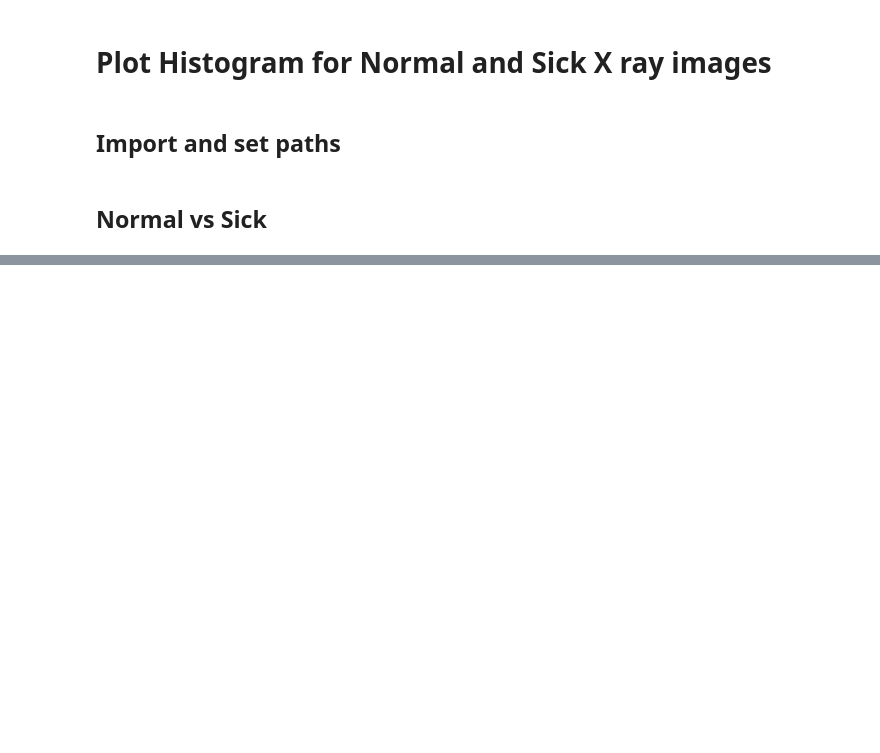
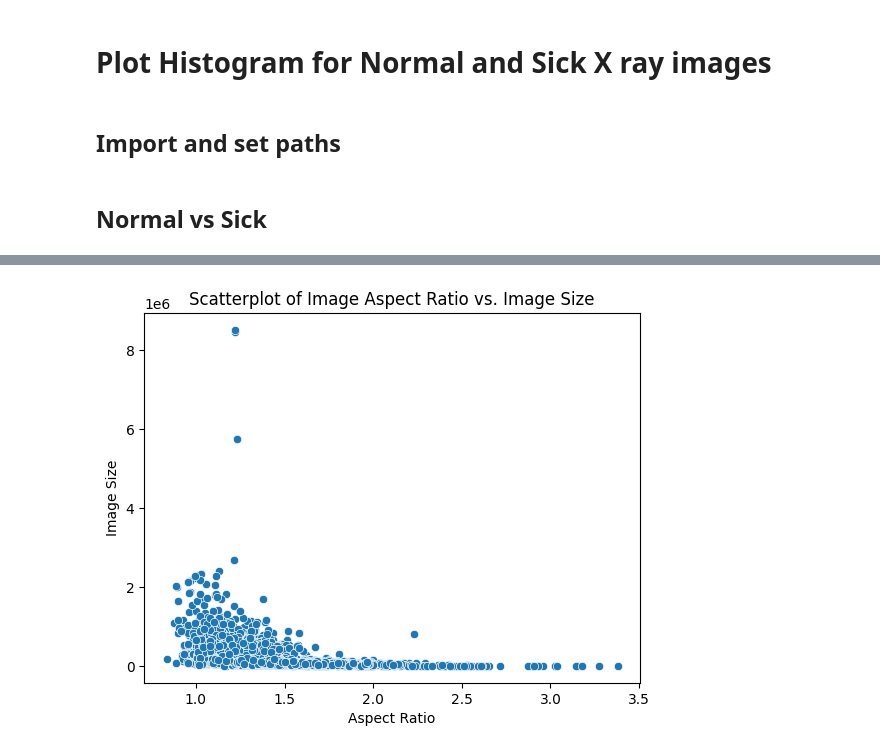
Before and after one commit to KelvinYQC/Covid_19_Classification, a Jupyter notebook: EDA/Hist_Comparison.ipynb, the cells around one changed output, grey strips where cells are left out. Cells and saved outputs as stored; diff of their text form; code cells hidden in the pictures; blank space fills up the shorter version.

```diff
--- a/EDA/Hist_Comparison.ipynb
+++ b/EDA/Hist_Comparison.ipynb
@@ -82,0 +139,9 @@ for paths, lebel in [(train_images_normal[:6],"normal"), (test_images_sick[:6],
+# %%
+# Display a scatterplot of image aspect ratio vs. image size
+sns.scatterplot(x=train_images_df["aspect_ratio"], y=train_images_df["image_size"])
+plt.title("Scatterplot of Image Aspect Ratio vs. Image Size")
+plt.xlabel("Aspect Ratio")
+plt.ylabel("Image Size")
+plt.show()
+# %% [output]
+[figure, added]
```
Also changed, not shown: parts of 16 cells of this notebook, 2 other files.
